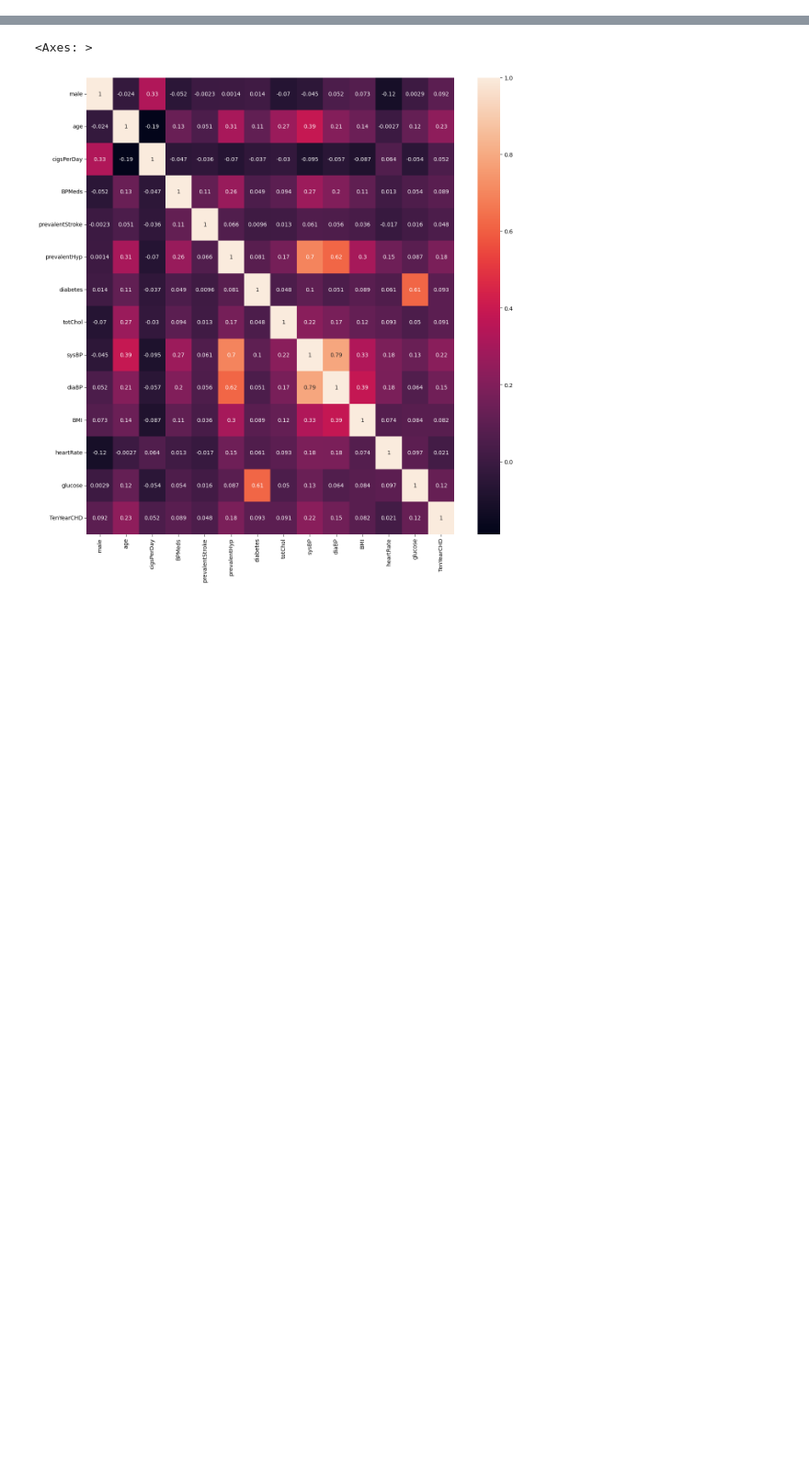
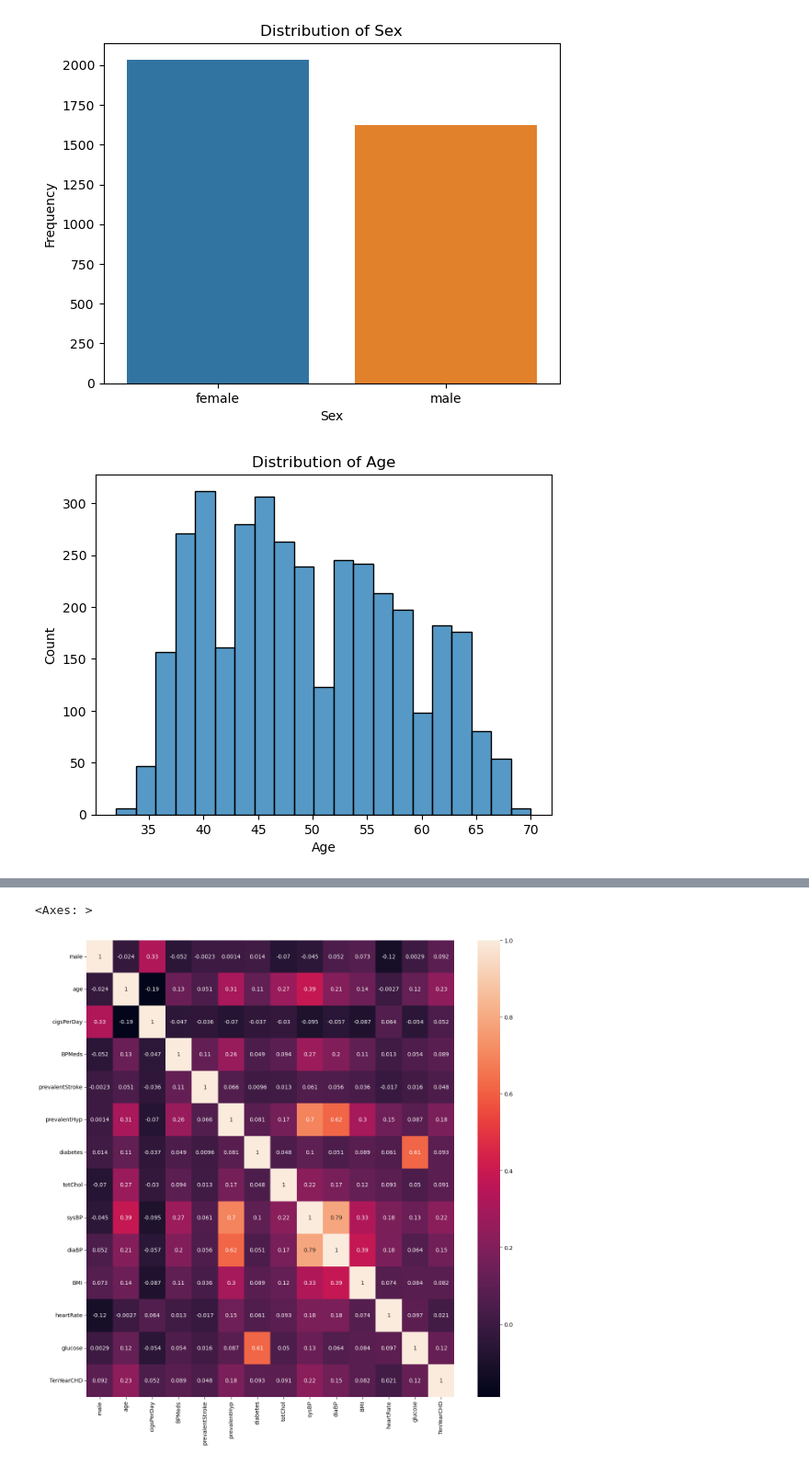
Before and after one commit to Rocky5005/CSE-Final, a Jupyter notebook: src/data-analysis.ipynb, the cells around one changed output, grey strips where cells are left out. Shown at 92% size. Cells and saved outputs as stored; diff of their text form; code cells hidden in the pictures; blank space fills up the shorter version.

```diff
--- a/src/data-analysis.ipynb
+++ b/src/data-analysis.ipynb
@@ -42,3 +39,76 @@ memory usage: 400.2 KB
 | 50% | 0.000000 | 49.000000 | 0.000000 | 0.000000 | 0.000000 | 0.000000 | 0.000000 | 234.000000 | 128.000000 | ... |
 | 75% | 1.000000 | 56.000000 | 20.000000 | 0.000000 | 0.000000 | 1.000000 | 0.000000 | 263.000000 | 143.875000 | ... |
 | max | 1.000000 | 70.000000 | 70.000000 | 1.000000 | 1.000000 | 1.000000 | 1.000000 | 600.000000 | 295.000000 | ... |
+# %%
+female_count = df['male'].value_counts()[0]
+male_count = df['male'].value_counts()[1]
+values = [female_count, male_count]
+labels = ['female', 'male']
+sns.barplot(x=labels, y=values)
+plt.xlabel('Sex')
+plt.ylabel('Frequency')
+plt.title('Distribution of Sex')
+plt.show()
+
+sns.histplot(df['age'])
+plt.xlabel('Age')
+plt.title('Distribution of Age')
+plt.show()
+
+sns.histplot(df['cigsPerDay'])
+plt.xlabel('Cigarettes per Day')
+plt.title('Distribution of Cigarettes')
+plt.show()
+
+sns.histplot(df['BPMeds'])
+plt.xlabel('BPMeds')
+plt.title('Prescence of BPMeds')
+plt.show()
+
+sns.histplot(df['prevalentStroke'])
+plt.xlabel('Stroke Prevalence')
+plt.title('Prevalence of Stroke in Family History')
+plt.show()
+
+sns.histplot(df['prevalentHyp'])
+plt.xlabel('Hypertension Prevalence')
+plt.title('Prevalence of Hypertension in Family History')
+plt.show()
+
+sns.histplot(df['totChol'])
+plt.xlabel('Total Cholesterol(mhg/dL)')
+plt.title('Distribution of Cholesterol')
+plt.show()
+
+sns.histplot(df['sysBP'])
+plt.xlabel('Systolic Blood Pressure(mmHg)')
+plt.title('Distribution of Systolic Blood Pressure')
+plt.show()
+
+sns.histplot(df['diaBP'])
+plt.xlabel('Diastolic Blood Pressure(mmHg)')
+plt.title('Distribution of Diastolic Blood Pressure')
+plt.show()
+
+sns.histplot(df['BMI'])
+plt.xlabel('BMI')
+plt.title('Distribution of BMI')
+plt.show()
+
+sns.histplot(df['heartRate'])
+plt.xlabel('Heart Rate(Beats/Min)')
+plt.title('Distribution of Heart Rate')
+plt.show()
+
+sns.histplot(df['glucose'])
+plt.xlabel('Glucose Level(mg/dl)')
+plt.title('Distribution of Glucose Levels')
+plt.show()
+
+sns.histplot(df['TenYearCHD'])
+plt.xlabel('Prescence of Risk')
+plt.title('Risk of CHD')
+plt.show()
+# %% [output]
+[figure, added]
+[figure, added]
```
Also changed, not shown: parts of 2 cells of this notebook, 1 other file.
